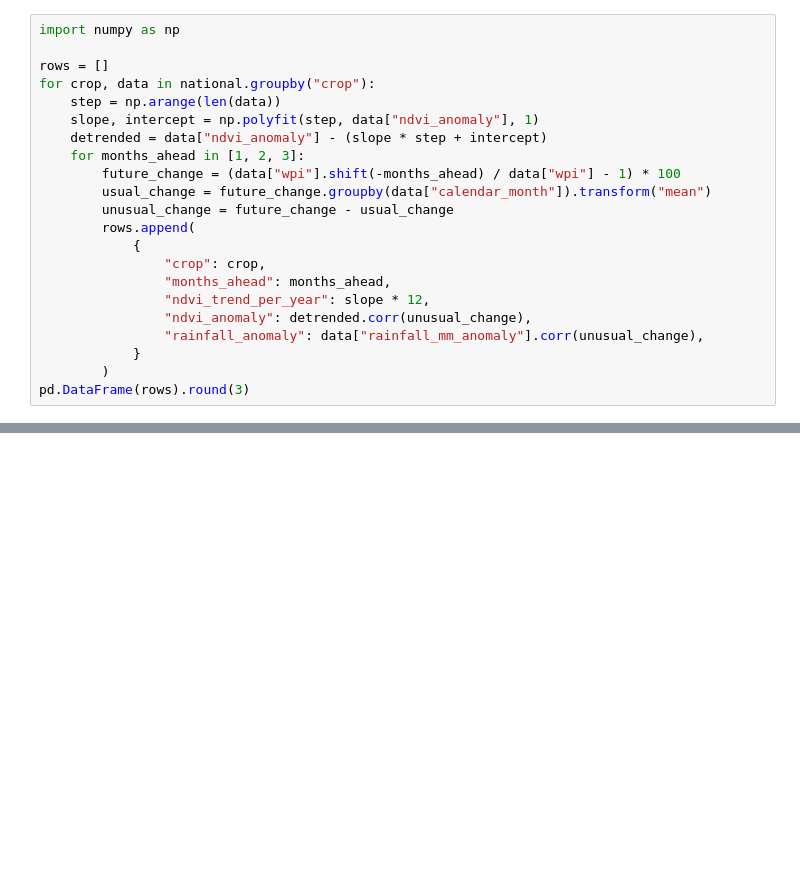
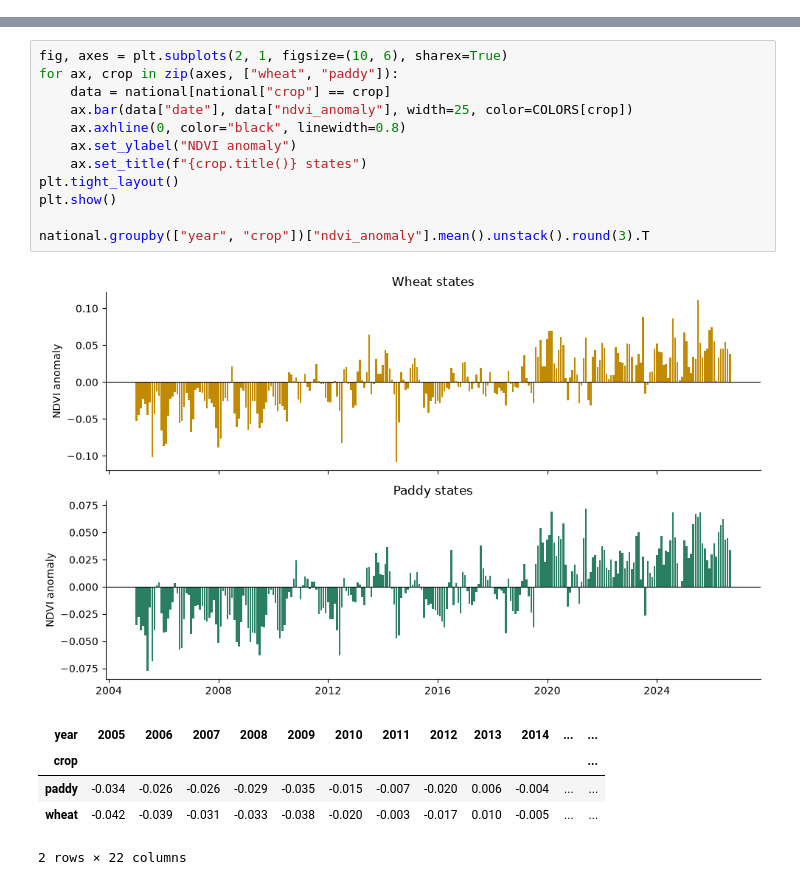
Before and after one commit to ShivMudgal/AgriSignal, a Jupyter notebook: notebooks/01_eda.ipynb, the cells around one changed output, grey strips where cells are left out. Cells and saved outputs as stored; diff of their text form; blank space fills up the shorter version.

```diff
--- a/notebooks/01_eda.ipynb
+++ b/notebooks/01_eda.ipynb
@@ -245,22 +61,0 @@ The anomaly chart in section 2 drifts upward: 2018 and 2019 are mostly below nor
-# %%
-import numpy as np
-
-rows = []
-for crop, data in national.groupby("crop"):
-    step = np.arange(len(data))
-    slope, intercept = np.polyfit(step, data["ndvi_anomaly"], 1)
-    detrended = data["ndvi_anomaly"] - (slope * step + intercept)
-    for months_ahead in [1, 2, 3]:
-        future_change = (data["wpi"].shift(-months_ahead) / data["wpi"] - 1) * 100
-        usual_change = future_change.groupby(data["calendar_month"]).transform("mean")
-        unusual_change = future_change - usual_change
-        rows.append(
-            {
-                "crop": crop,
-                "months_ahead": months_ahead,
-                "ndvi_trend_per_year": slope * 12,
-                "ndvi_anomaly": detrended.corr(unusual_change),
-                "rainfall_anomaly": data["rainfall_mm_anomaly"].corr(unusual_change),
-            }
-        )
-pd.DataFrame(rows).round(3)
@@ -294,0 +68,19 @@ pd.DataFrame(rows).round(3)
+# %%
+fig, axes = plt.subplots(2, 1, figsize=(10, 6), sharex=True)
+for ax, crop in zip(axes, ["wheat", "paddy"]):
+    data = national[national["crop"] == crop]
+    ax.bar(data["date"], data["ndvi_anomaly"], width=25, color=COLORS[crop])
+    ax.axhline(0, color="black", linewidth=0.8)
+    ax.set_ylabel("NDVI anomaly")
+    ax.set_title(f"{crop.title()} states")
+plt.tight_layout()
+plt.show()
+
+national.groupby(["year", "crop"])["ndvi_anomaly"].mean().unstack().round(3).T
+# %% [output]
+[figure, added]
+| year | 2005 | 2006 | 2007 | 2008 | 2009 | 2010 | 2011 | 2012 | 2013 | 2014 | ... | ... |
+| crop |  |  |  |  |  |  |  |  |  |  |  | ... |
+| paddy | -0.034 | -0.026 | -0.026 | -0.029 | -0.035 | -0.015 | -0.007 | -0.020 | 0.006 | -0.004 | ... | ... |
+| wheat | -0.042 | -0.039 | -0.031 | -0.033 | -0.038 | -0.020 | -0.003 | -0.017 | 0.010 | -0.005 | ... | ... |
+2 rows × 22 columns
```
Also changed, not shown: parts of 39 cells of this notebook, 1 other file.
